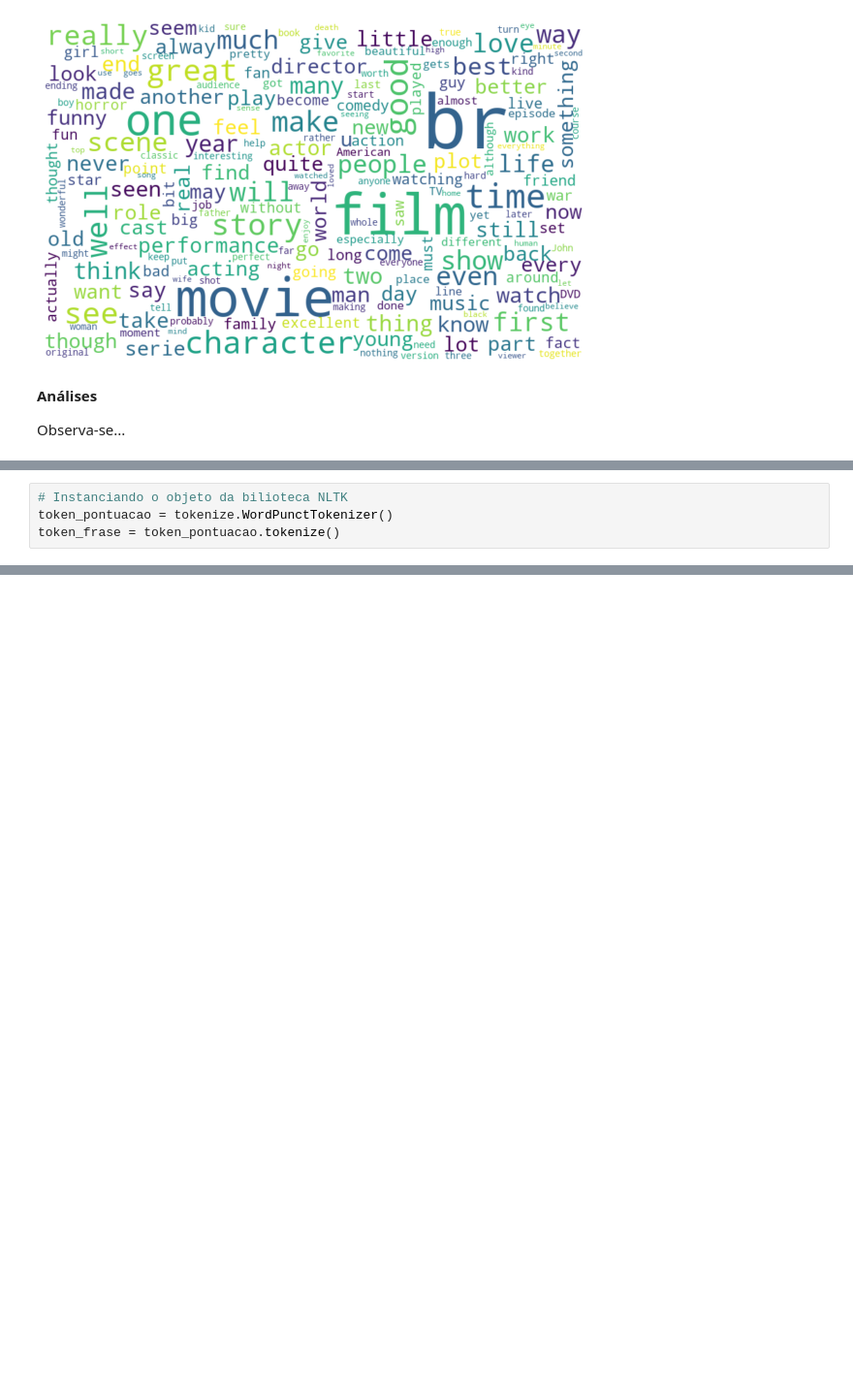
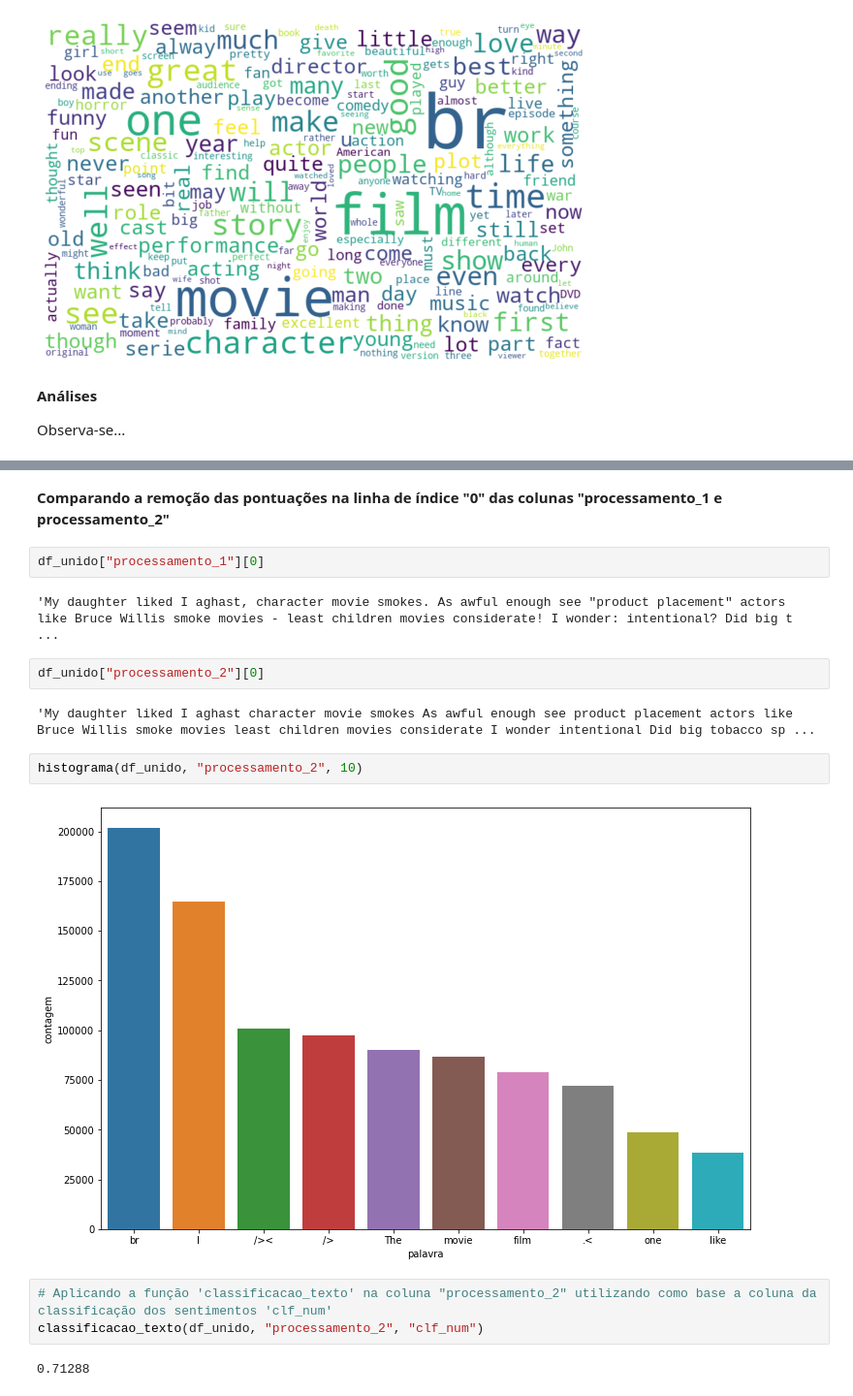
Before and after one commit to izafreitas/machine_learning_dellead_mentoring, a Jupyter notebook: plano_avalicao_lead/Plano de Avaliação Dell Academy Machine Learning.ipynb, the cells around one changed output, grey strips where cells are left out. Shown at 97% size. Drawn from its saved outputs; the diff is of its cells as text; blank space fills up the shorter version.

```diff
--- a/plano_avalicao_lead/Plano de Avaliação Dell Academy Machine Learning.ipynb
+++ b/plano_avalicao_lead/Plano de Avaliação Dell Academy Machine Learning.ipynb
@@ -560,4 +401,0 @@ df_unido.head()
-# %%
-# Instanciando o objeto da bilioteca NLTK
-token_pontuacao = tokenize.WordPunctTokenizer()
-token_frase = token_pontuacao.tokenize()
@@ -565,0 +560,19 @@ TypeError: tokenize() missing 1 required positional argument: 'text'
+# %% [markdown]
+**Comparando a remoção das pontuações na linha de índice "0" das colunas "processamento_1 e processamento_2"**
+# %%
+df_unido["processamento_1"][0]
+# %% [output]
+'My daughter liked I aghast, character movie smokes. As awful enough see "product placement" actors like Bruce Willis smoke movies - least children movies considerate! I wonder: intentional? Did big t ...
+# %%
+df_unido["processamento_2"][0]
+# %% [output]
+'My daughter liked I aghast character movie smokes As awful enough see product placement actors like Bruce Willis smoke movies least children movies considerate I wonder intentional Did big tobacco sp ...
+# %%
+histograma(df_unido, "processamento_2", 10)
+# %% [output]
+[figure, added]
+# %%
+# Aplicando a função 'classificacao_texto' na coluna "processamento_2" utilizando como base a coluna da classificação dos sentimentos 'clf_num'
+classificacao_texto(df_unido, "processamento_2", "clf_num")
+# %% [output]
+0.71288
```
Also changed, not shown: parts of 41 cells of this notebook.
